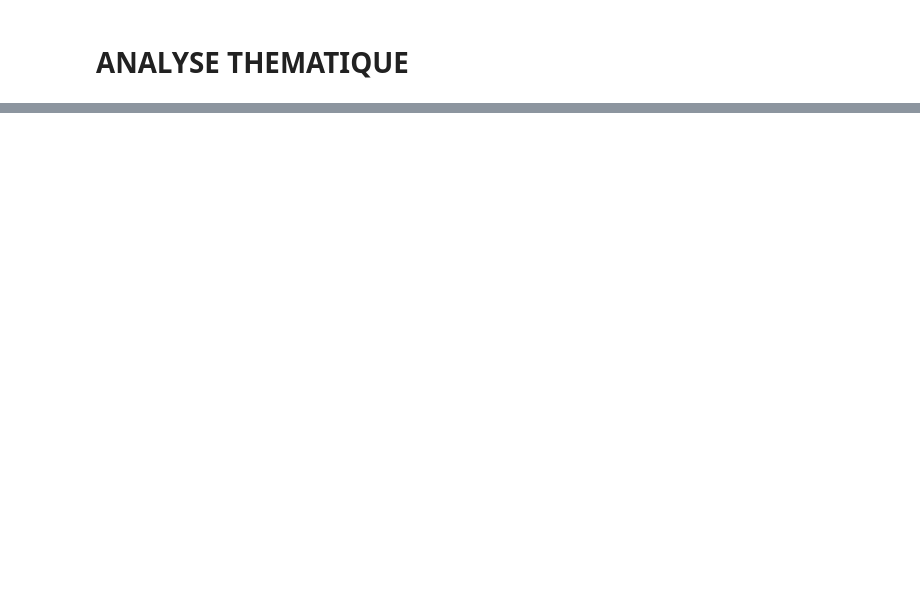
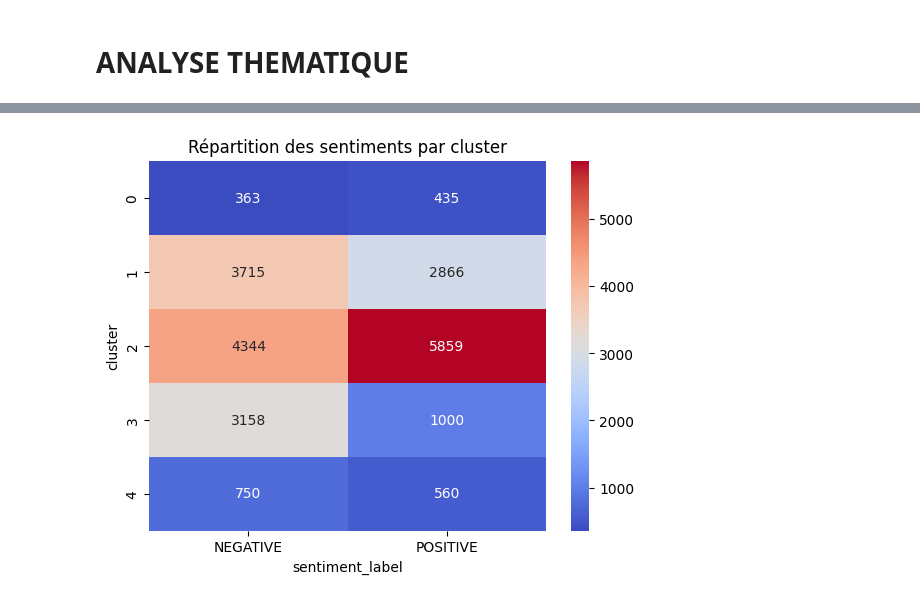
Before and after one commit to Olakemi-code/PROJET-1-Feedbacks-nlp-pipeline, a Jupyter notebook: notebooks/03_modeling.ipynb, the cells around one changed output, grey strips where cells are left out. Drawn from its saved outputs; the diff is of its cells as text; code cells hidden in the pictures; blank space fills up the shorter version.

```diff
--- a/notebooks/03_modeling.ipynb
+++ b/notebooks/03_modeling.ipynb
@@ -128,0 +162,8 @@ for cluster in sorted(data['cluster'].unique()):
+# %%
+nom_modele = "distilbert-base-uncased-finetuned-sst-2-english"  # modèle pré-entrainé
+
+# le tokenizer transforme le texte en tokens
+tokenizer = AutoTokenizer.from_pretrained(nom_modele)
+
+# le modèle est le classificateur de sentiment
+model = AutoModelForSequenceClassification.from_pretrained(nom_modele)
@@ -128,0 +176,18 @@ for cluster in sorted(data['cluster'].unique()):
+# %%
+def predict_sentiment(text):
+    # Tokenization
+    inputs = tokenizer(text, return_tensors="pt", truncation=True, padding=True, max_length=512)
+    # Passage dans le modèle
+    outputs = model(**inputs)
+    # Convertir logits en probabilités
+    probs = F.softmax(outputs.logits, dim=-1)
+    # Label et score
+    label_idx = torch.argmax(probs, dim=1).item()
+    score = probs[0, label_idx].item()
+    label = model.config.id2label[label_idx]
+    return label, score
+# %%
+results = [predict_sentiment(x) for x in data['avis_nettoy']]
+
+data['sentiment_label'] = [r[0] for r in results]
+data['sentiment_score'] = [r[1] for r in results]
@@ -128,0 +228,4 @@ for cluster in sorted(data['cluster'].unique()):
+# %%
+# Distribution des sentiments par cluster
+sentiment_par_cluster = data.groupby(['cluster', 'sentiment_label']).size().unstack(fill_value=0)
+print(sentiment_par_cluster)
@@ -128,0 +252,10 @@ for cluster in sorted(data['cluster'].unique()):
+# %%
+# Heatmap des sentiments par cluster
+import seaborn as sns
+import matplotlib.pyplot as plt
+
+sns.heatmap(sentiment_par_cluster, annot=True, fmt='d', cmap='coolwarm')
+plt.title("Répartition des sentiments par cluster")
+plt.show()
+# %% [output]
+[figure, added]
```
Also changed, not shown: parts of 33 cells of this notebook, 11 other files.
